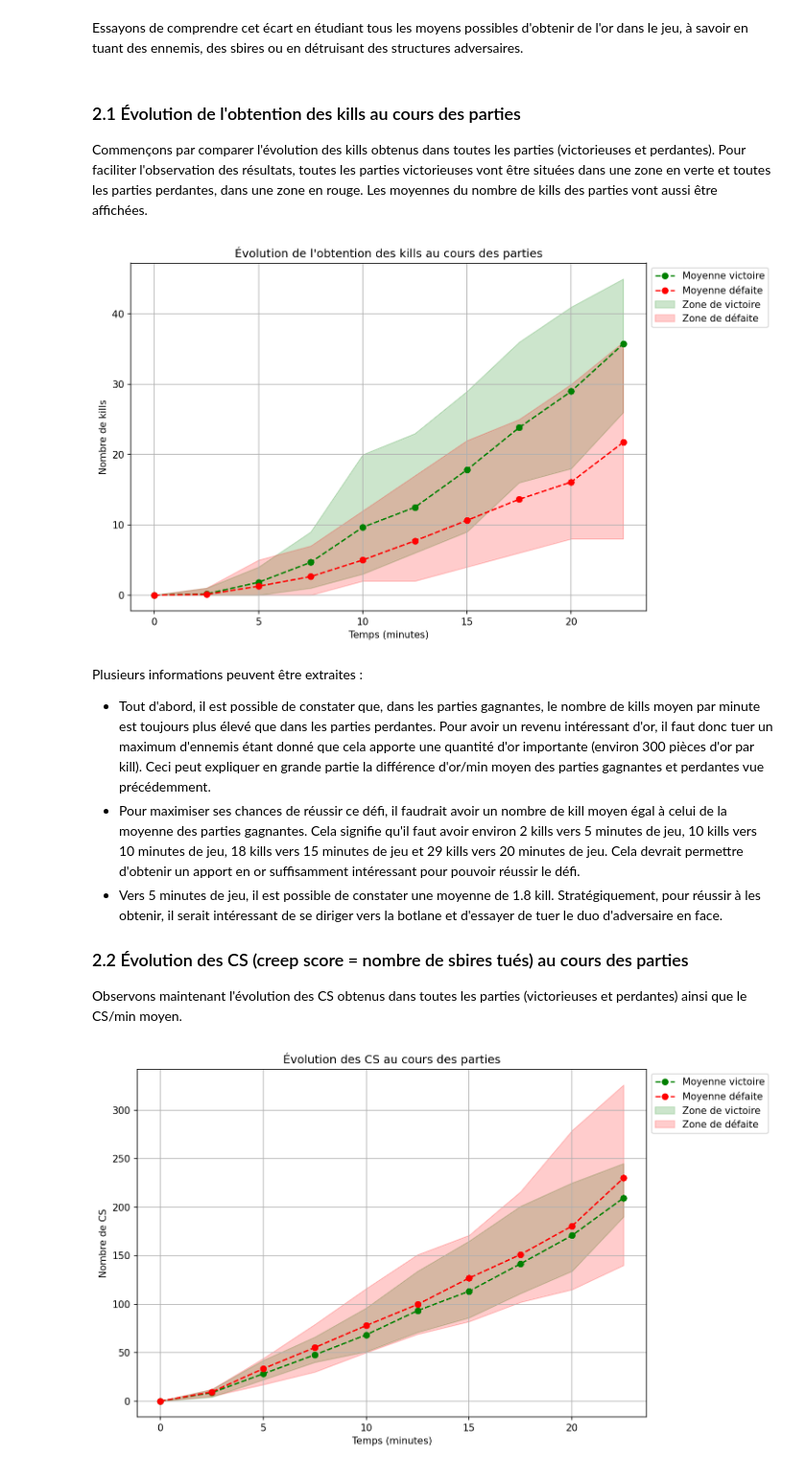
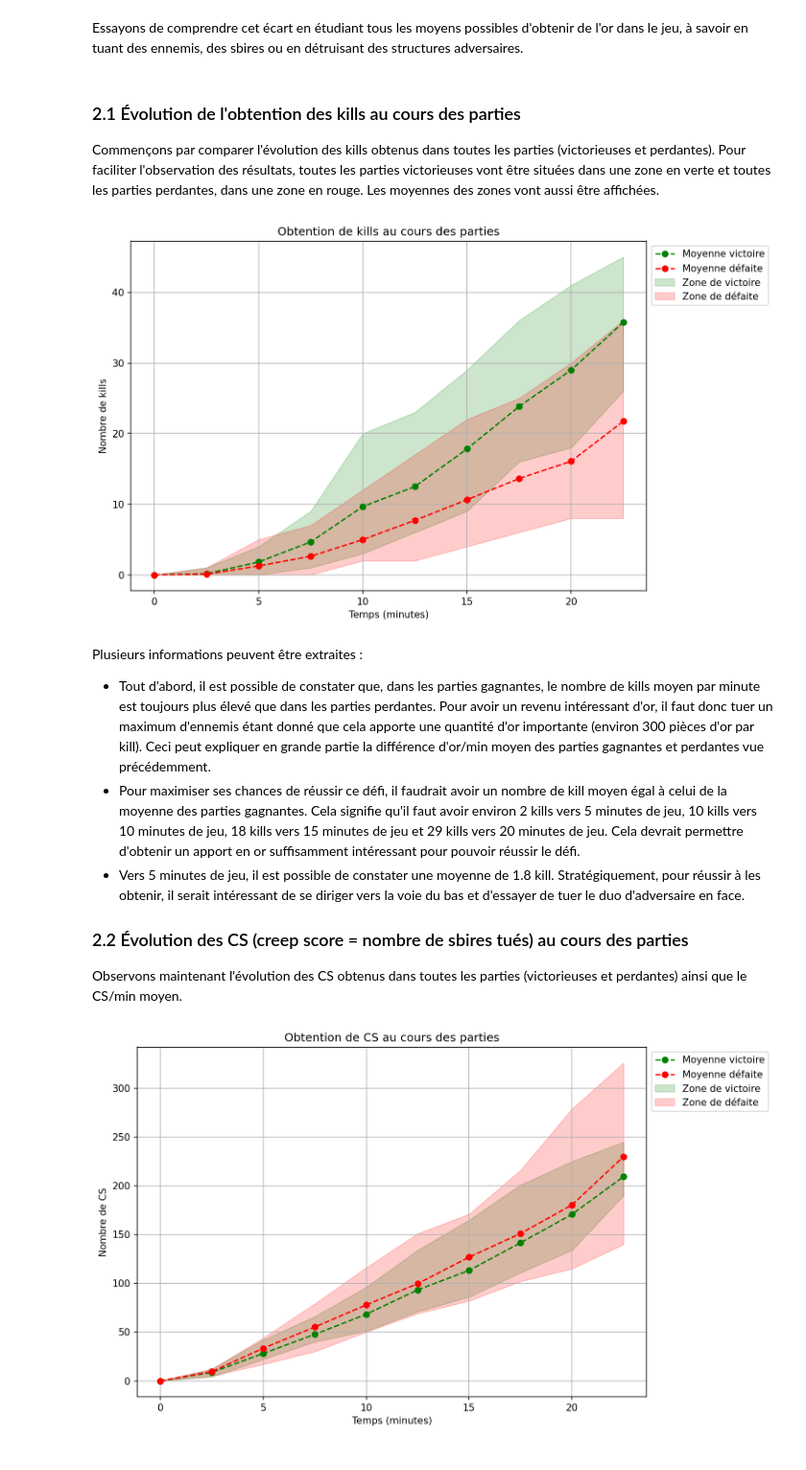
Before and after one commit to thibaut-ceci/5B1C, a Jupyter notebook: 5B1C.ipynb, the cells around one changed output. Shown: that part at 96% size. Saved outputs shown, nothing was run; the diff lists cells and outputs as text; code cells hidden in the pictures.

```diff
--- a/5B1C.ipynb
+++ b/5B1C.ipynb
@@ -116,16 +117,16 @@ Essayons de comprendre cet écart en étudiant tous les moyens possibles d'obten
 # %% [markdown]
 ### 2.1 Évolution de l'obtention des kills au cours des parties
 
-Commençons par comparer l'évolution des kills obtenus dans toutes les parties (victorieuses et perdantes). Pour faciliter l'observation des résultats, toutes les parties victorieuses vont être situées dans une zone en verte et toutes les parties perdantes, dans une zone en rouge. Les moyennes du nombre de kills des parties vont aussi être affichées.
+Commençons par comparer l'évolution des kills obtenus dans toutes les parties (victorieuses et perdantes). Pour faciliter l'observation des résultats, toutes les parties victorieuses vont être situées dans une zone en verte et toutes les parties perdantes, dans une zone en rouge. Les moyennes des zones vont aussi être affichées.
 # %%
-_,_ = lib.plot_colonnes(victoire, defaite, "Temps numérique", "Kill", 'Nombre de kills', 'Évolution de l\'obtention des kills au cours des parties', remove_column_with_one_value_bool =True, plot_games = False)
+_,_ = lib.plot_colonnes(victoire, defaite, "Temps numérique", "Kill", 'Nombre de kills', 'Obtention de kills au cours des parties', remove_column_with_one_value_bool = True, plot_games = False)
 # %% [output]
-[figure, old version]
+[figure, new version]
 # %% [markdown]
 Plusieurs informations peuvent être extraites :
 - Tout d'abord, il est possible de constater que, dans les parties gagnantes, le nombre de kills moyen par minute est toujours plus élevé que dans les parties perdantes. Pour avoir un revenu intéressant d'or, il faut donc tuer un maximum d'ennemis étant donné que cela apporte une quantité d'or importante (environ 300 pièces d'or par kill). Ceci peut expliquer en grande partie la différence d'or/min moyen des parties gagnantes et perdantes vue précédemment.
 - Pour maximiser ses chances de réussir ce défi, il faudrait avoir un nombre de kill moyen égal à celui de la moyenne des parties gagnantes. Cela signifie qu'il faut avoir environ 2 kills vers 5 minutes de jeu, 10 kills vers 10 minutes de jeu, 18 kills vers 15 minutes de jeu et 29 kills vers 20 minutes de jeu. Cela devrait permettre d'obtenir un apport en or suffisamment intéressant pour pouvoir réussir le défi.
-- Vers 5 minutes de jeu, il est possible de constater une moyenne de 1.8 kill. Stratégiquement, pour réussir à les obtenir, il serait intéressant de se diriger vers la botlane et d'essayer de tuer le duo d'adversaire en face.
+- Vers 5 minutes de jeu, il est possible de constater une moyenne de 1.8 kill. Stratégiquement, pour réussir à les obtenir, il serait intéressant de se diriger vers la voie du bas et d'essayer de tuer le duo d'adversaire en face.
 
 ### 2.2 Évolution des CS (creep score = nombre de sbires tués) au cours des parties
 
```
Also changed, not shown: parts of 15 cells of this notebook.
